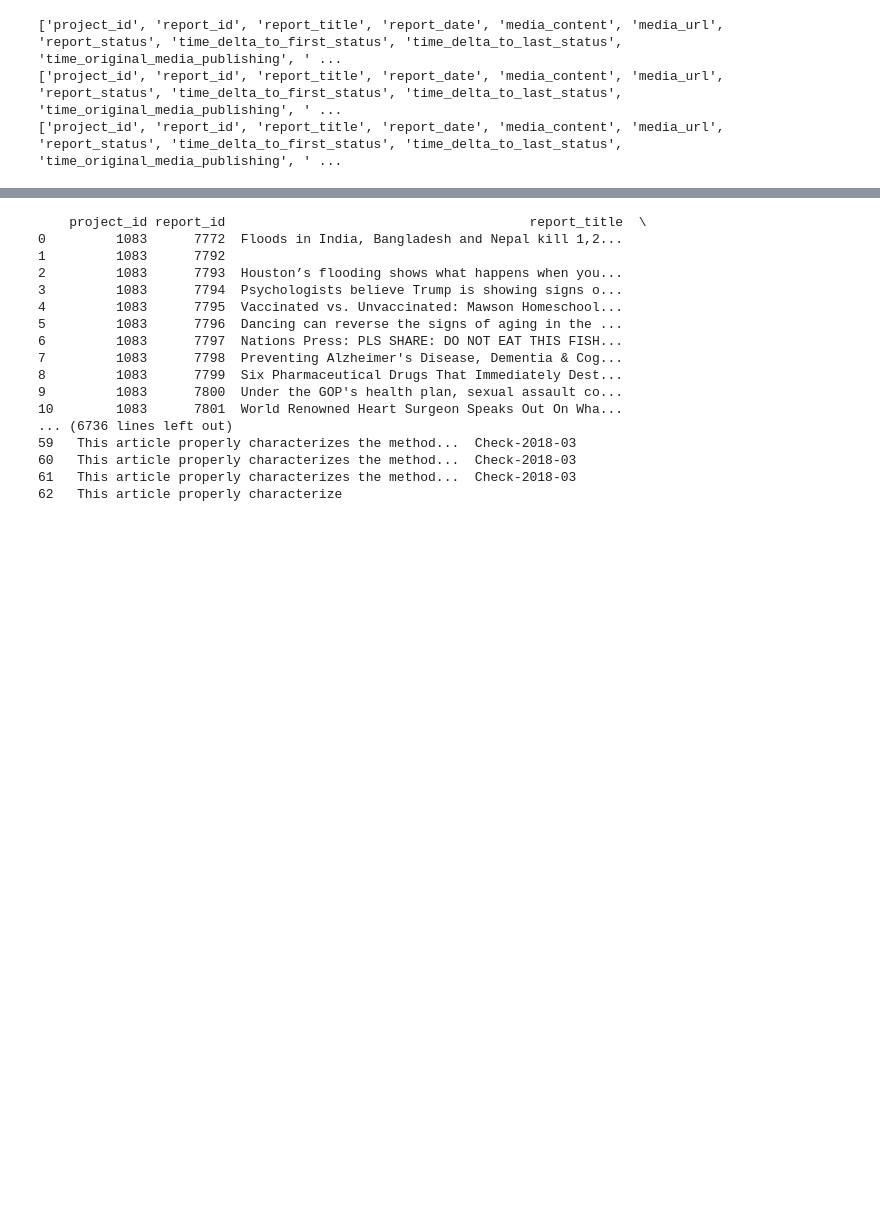
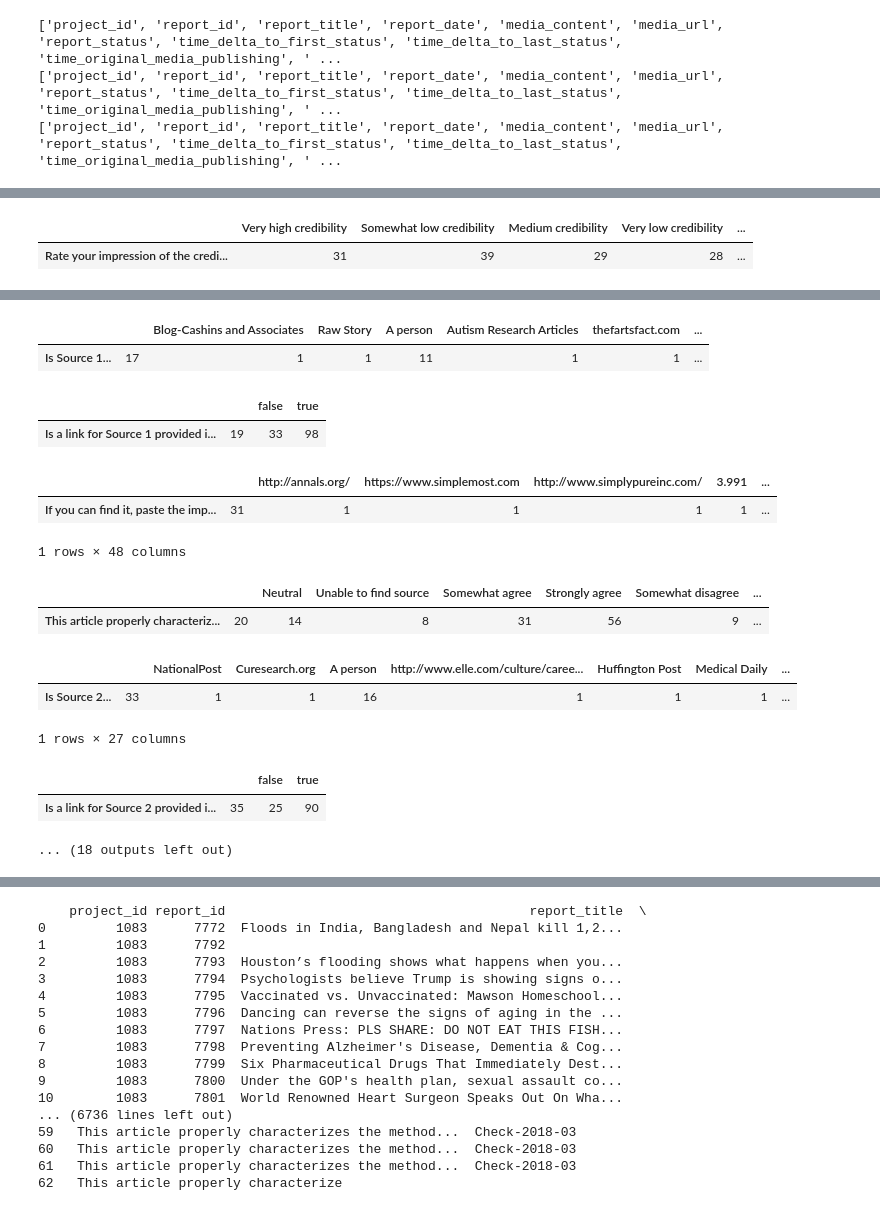
Before and after one commit to Kanaderu/nlp_credibility, a Jupyter notebook: credco_webconf_study.ipynb, the cells around one changed output, grey strips where cells are left out. Saved outputs shown, nothing was run; the diff lists cells and outputs as text; code cells hidden in the pictures; blank space fills up the shorter version.

Commit message:
Extracted additional crediblity information

```diff
--- a/credco_webconf_study.ipynb
+++ b/credco_webconf_study.ipynb
@@ -62,0 +83,18 @@ print(possible_answers)
+# %%
+# create a dict where the question_set makes up the keys and the values are its respective answer_set
+# the question_set use q[-1] since questions have a blank empty string as a question
+#  - note that some answers may also have an empty string but this is not filtered out
+qa_set_dict = { list(q)[-1]: a for q, a in zip(question_set, answer_set) }
+#print(qa_set_dict)
+#print(qa_set_dict.keys())
+
+for idx, key in enumerate(question_set):
+    #print('Question: {}: {}'.format(idx+1, key))
+    pass
+
+for idx, key in enumerate(question_set):
+    q = list(key)[-1]
+    a = qa_set_dict[q]
+    print('Question: {}: {}\nAnswers: {}\n'.format(idx+1, q, a))
+#print(list(question_set[4])[0])
+#qa_set_dict[question_set[4]]
@@ -62,0 +123,11 @@ print(possible_answers)
+# %%
+# tally counts for each answer in the answer_set
+ans_count = [{ answer: [answers[idx].count(answer)] for answer in answer_set[idx]} for idx, _ in enumerate(answer_set)]
+
+# watch out for the blank strings! (may need to just parse each csv separately...)
+for idx, ans_count_i in enumerate(ans_count):
+    df = pd.DataFrame(ans_count_i, index=question_set[idx])
+    display(df)
+# %% [output]
+|  | Very high credibility | Somewhat low credibility | Medium credibility | Very low credibility | ... |
+| Rate your impression of the credi... | 31 | 39 | 29 | 28 | ... |
@@ -63,3 +140,18 @@ print(possible_answers)
+|  |  | Blog-Cashins and Associates | Raw Story | A person | Autism Research Articles | thefartsfact.com | ... |
+| Is Source 1... | 17 | 1 | 1 | 11 | 1 | 1 | ... |
+|  |  | false | true |
+| Is a link for Source 1 provided i... | 19 | 33 | 98 |
+|  |  | http://annals.org/ | https://www.simplemost.com | http://www.simplypureinc.com/ | 3.991 | ... |
+| If you can find it, paste the imp... | 31 | 1 | 1 | 1 | 1 | ... |
+1 rows × 48 columns
+|  |  | Neutral | Unable to find source | Somewhat agree | Strongly agree | Somewhat disagree | ... |
+| This article properly characteriz... | 20 | 14 | 8 | 31 | 56 | 9 | ... |
+|  |  | NationalPost | Curesearch.org | A person | http://www.elle.com/culture/caree... | Huffington Post | Medical Daily | ... |
+| Is Source 2... | 33 | 1 | 1 | 16 | 1 | 1 | 1 | ... |
+1 rows × 27 columns
+|  |  | false | true |
+| Is a link for Source 2 provided i... | 35 | 25 | 90 |
+... (18 outputs left out)
 # %%
 import matplotlib.pyplot as plt
 
```
Also changed, not shown: parts of 12 cells of this notebook.
